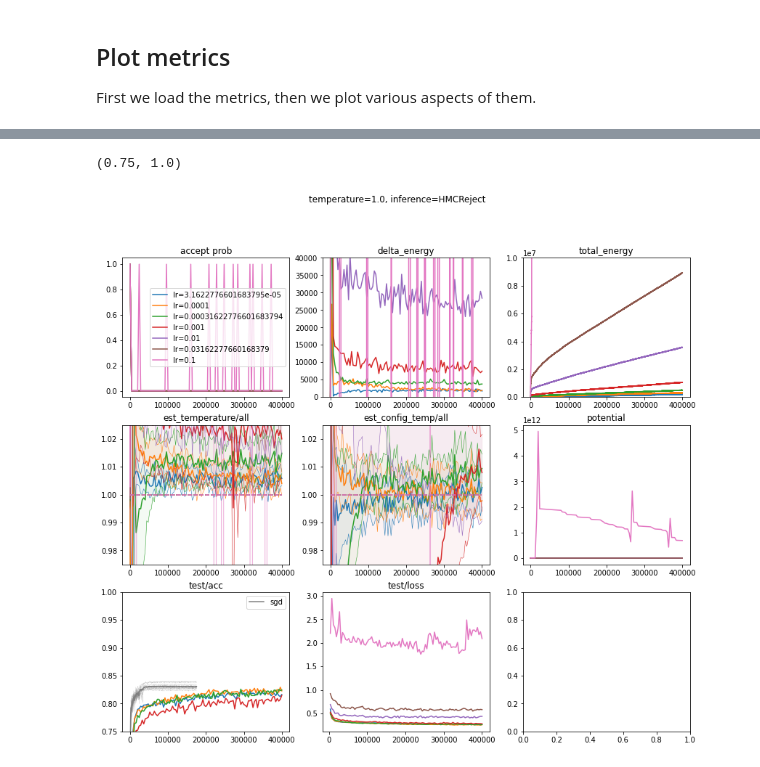
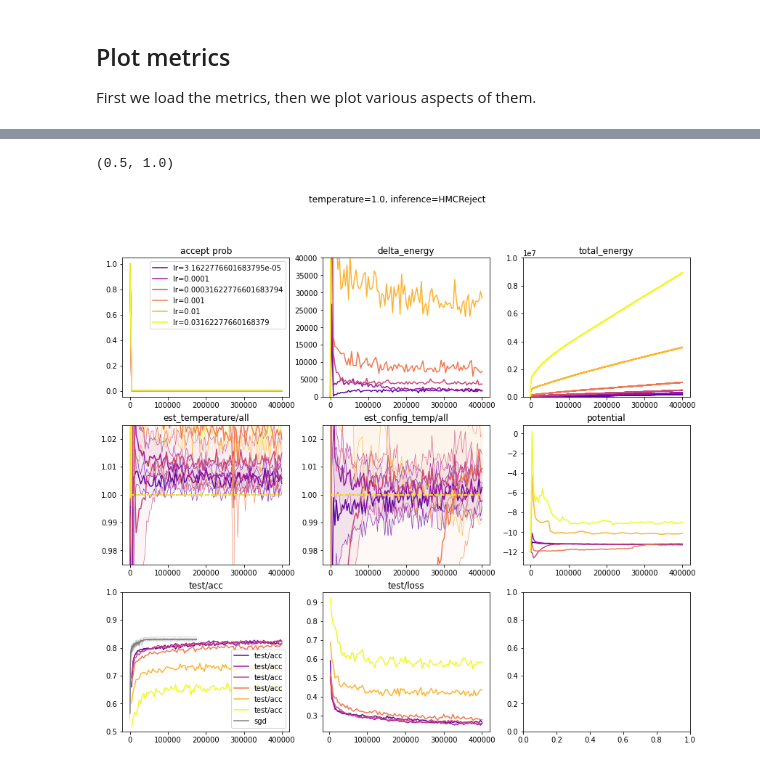
Before and after one commit to ratschlab/bnn_priors, a Jupyter notebook: experiments/3.3.5_lr_CIFAR10_comparison.ipynb, the cells around one changed output, grey strips where cells are left out. Saved outputs shown, nothing was run; the diff lists cells and outputs as text; code cells hidden in the pictures.

```diff
--- a/experiments/3.3.5_lr_CIFAR10_comparison.ipynb
+++ b/experiments/3.3.5_lr_CIFAR10_comparison.ipynb
@@ -81,7 +82,7 @@ full_df[["lr", "temperature", "weight_prior", "inference", "log_dir"]]
 
 First we create the model class used in the run. Used in the metrics to know the sizes of the parameters.
 # %%
-with open(Path(completed_df.iloc[0, :]["the_dir"])/"config.json", "r") as f:
+with open(Path(full_df.iloc[0, :]["the_dir"])/"config.json", "r") as f:
     config = json.load(f)
 
 device = torch.device("cpu")  # can be CUDA instead
@@ -120,3 +111,0 @@ metrics.keys()
-# %%
-is_sample_mask = mask = (metrics['acceptance/is_sample'][:] == 1)
-# This is where the samples have been taken (and accepted or rejected:)
@@ -131,9 +111,0 @@ plot.temperature_stderr(axes[1], metrics, "est_config_temp", sizes, ewma_alpha=0
-# %%
-_, ax = plt.subplots(1, 1, figsize=(12, 8))
-
-
-for k in metrics["est_temperature"].keys():
-    if k == "all":
-        continue
-    plot.metric(ax, metrics, "est_temperature/"+k,
-                transform=lambda x: x*sizes[k], legend=False)
@@ -146,4 +111,0 @@ plot.kinetic_temperature_intervals
-# %%
-_, ax = plt.subplots(1, 1, figsize=(8, 6))
-
-plot.kinetic_temperature_intervals(ax, metrics, sizes, mask=slice(None), ewma_alpha=0.9)
@@ -191,13 +122,17 @@ def accept_prob(x):
 
 completed_df = full_df[(full_df["weight_prior"] == "gaussian")
                        & (full_df["temperature"] == temperature)
-                       & (full_df["inference"] == inference)]
+                       & (full_df["inference"] == inference)
+                       & (full_df["lr"] != 0.1)]
+
+cmap = plt.get_cmap('plasma')
 
 fig.suptitle(f"temperature={temperature}, inference={inference}")
-for idx in completed_df.sort_values("lr").index:
-    #if 0.1 != completed_df.loc[idx, "lr"]:
-    #    continue
-    plot_kwargs = dict(label=f"lr={completed_df.loc[idx, 'lr']}")
+for i_order, idx in enumerate(completed_df.sort_values("lr").index):
+
+    color_kwargs = dict(color=cmap((i_order+1) / len(completed_df)))
+    plot_kwargs = dict(label=f"lr={completed_df.loc[idx, 'lr']}", **color_kwargs)
+
     with h5py.File(Path(completed_df.loc[idx, "the_dir"], "metrics.h5"), "r", swmr=True) as metrics:
         is_sample_mask = (metrics['acceptance/is_sample'][:] == 1)
         ax = axes[0, 0]
@@ -216,42 +151,44 @@ for idx in completed_df.sort_values("lr").index:
         ax.set_title("total_energy")
 
         ax = axes[1, 0]
-        plot.temperature_stderr(ax, metrics, "est_temperature", sizes, mask=is_sample_mask, legend=False)
+        plot.temperature_stderr(ax, metrics, "est_temperature", sizes, mask=is_sample_mask, legend=False,
+                                line_kwargs=color_kwargs)
         ax.set_title("est_temperature/all")
 
         ax = axes[1, 1]
-        plot.temperature_stderr(ax, metrics, "est_config_temp", sizes, mask=is_sample_mask, legend=False)
+        plot.temperature_stderr(ax, metrics, "est_config_temp", sizes, mask=is_sample_mask, legend=False,
+                                line_kwargs=color_kwargs)
         ax.set_title("est_config_temp/all")
 
 
         ax = axes[1, 2]
         plot.metric(ax, metrics, "potential", mask=is_sample_mask, plot_kwargs=plot_kwargs, legend=False)
         ax.set_title("potential")
 
         ax = axes[2, 0]
-        plot.metric(ax, metrics, "test/acc", mask=is_sample_mask, plot_kwargs=dict(label=None), legend=False)
+        plot.metric(ax, metrics, "test/acc", mask=is_sample_mask, plot_kwargs=color_kwargs, legend=False)
         ax.set_title("test/acc")
 
         ax = axes[2, 1]
         plot.metric(ax, metrics, "test/loss", mask=is_sample_mask, plot_kwargs=plot_kwargs, legend=False)
         ax.set_title("test/loss")
 
 
 axes[2, 0].plot(steps*(50000/128), np.mean(test_accs, 0), color="grey", label="sgd")
 for ta in test_accs:
     axes[2, 0].plot(steps*(50000/128), ta, color="grey", linewidth=0.1)
 axes[2, 0].legend()
 
 
 axes[0, 1].set_ylim(-10, 40000)
 axes[0, 2].set_ylim(-10, 10000000)
 if temperature == 1.0:
     axes[1, 0].set_ylim(0.975, 1.025)
     axes[1, 1].set_ylim(0.975, 1.025)
 elif temperature == 0.01:
     axes[1, 0].set_ylim(0.005, 0.02)
     axes[1, 1].set_ylim(0.004, 0.02)
-axes[2, 0].set_ylim((0.75, 1.0))
+axes[2, 0].set_ylim((0.5, 1.0))
 # %% [output]
-(0.75, 1.0)
+(0.5, 1.0)
-[figure, old version]
+[figure, new version]
```
Also changed, not shown: parts of 21 cells of this notebook, 2 other files.
